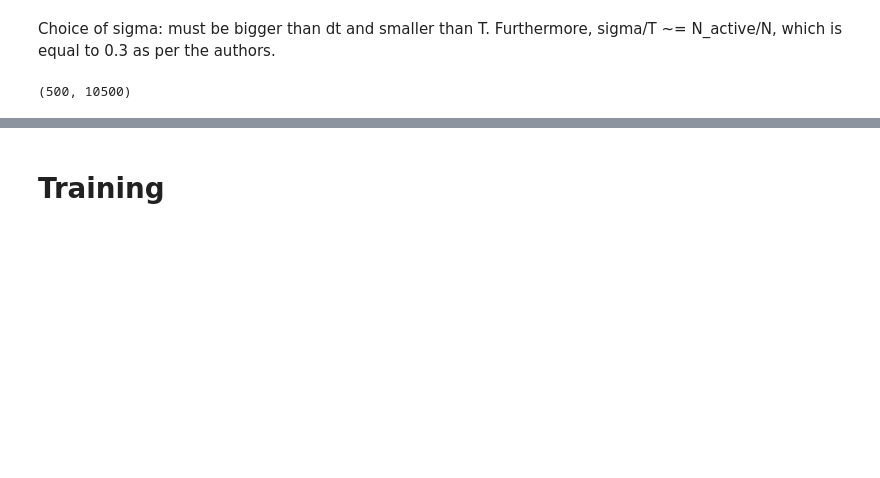
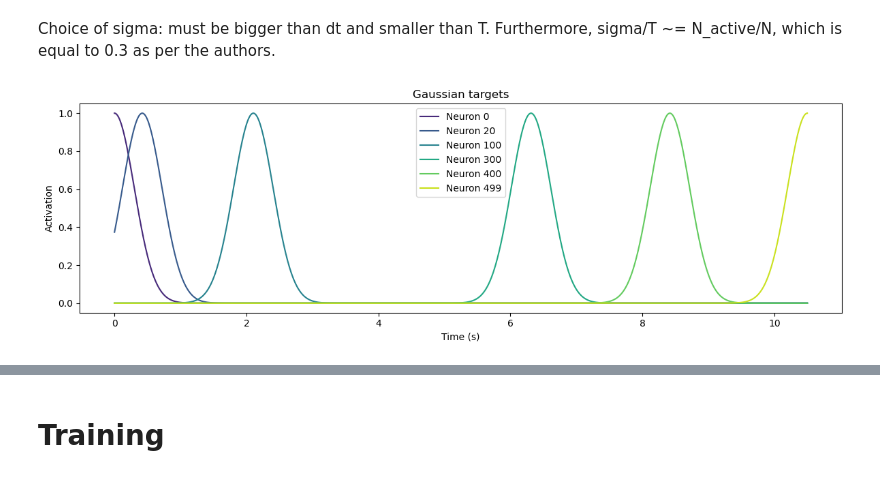
Before and after one commit to JohanneBohn/Reproducing-neural-sequences-with-Partial-In-Network-Training, a Jupyter notebook: main.ipynb, the cells around one changed output, grey strips where cells are left out. Cells and saved outputs as stored; diff of their text form; code cells hidden in the pictures; blank space fills up the shorter version.

```diff
--- a/main.ipynb
+++ b/main.ipynb
@@ -15,7 +11,2 @@ targets = gs.target_functions(
 # %% [markdown]
 Choice of sigma: must be bigger than dt and smaller than T. Furthermore, sigma/T ~= N_active/N, which is equal to 0.3 as per the authors.
-# %%
-# TEST
-print(targets.shape)
-# %% [output]
-(500, 10500)
@@ -22,3 +24,12 @@ print(targets.shape)
+# %%
+gs.gaussian_graph(
+    T = 10.5,
+    sigma = 0.3,
+    N = 500,
+    neuron_list = [0, 20, 100, 300, 400, 499]
+    )
+# %% [output]
+[figure, added]
 # %%
 gs.target_graph(
     T = 10.5,
```
Also changed, not shown: parts of 24 cells of this notebook, 4 other files.
